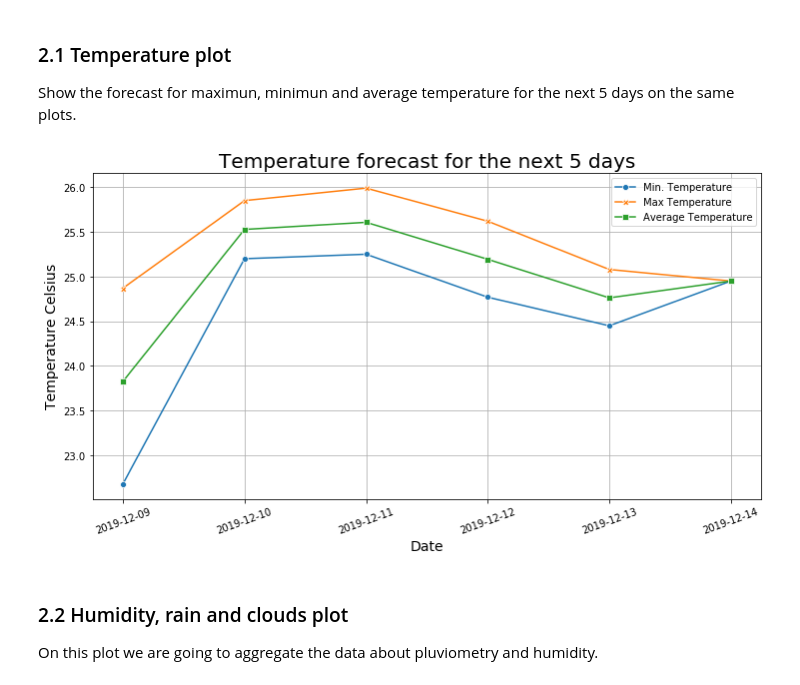
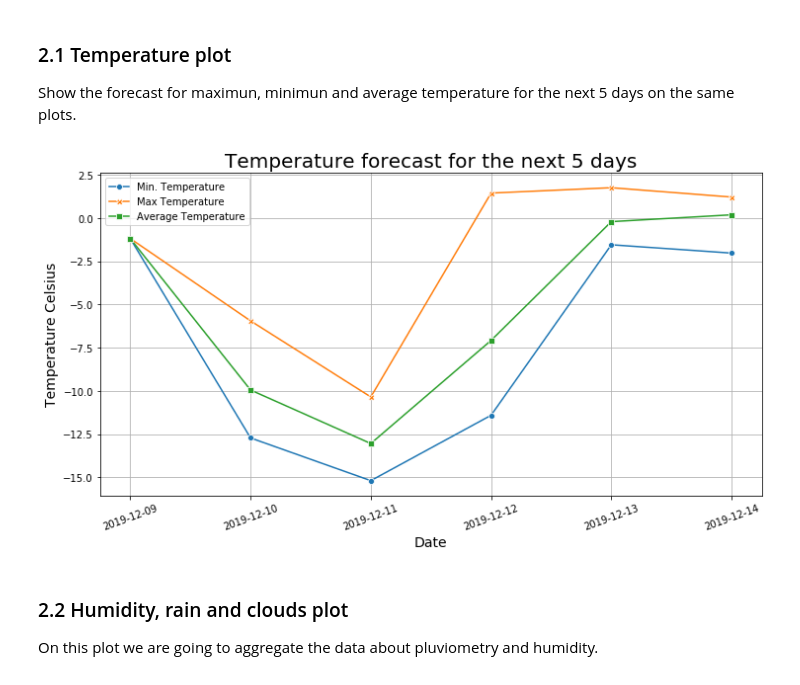
Before and after one commit to GabrielSGoncalves/papermill_medium, a Jupyter notebook: weather_forecast_using_pyowm.ipynb, the cells around one changed output. Cells and saved outputs as stored; diff of their text form; code cells hidden in the pictures.

```diff
--- a/weather_forecast_using_pyowm.ipynb
+++ b/weather_forecast_using_pyowm.ipynb
@@ -24,8 +24,8 @@ This first part of the workflow we define the API key to access OpenWeather serv
 owm = pyowm.OWM('3fb62110b42fec1124c89b9931aed05b')
 # %%
 # Define the default parameters
-city = 'Miami,US'
-#city = 'Rio de Janeiro,BR'
+#city = 'Sao Paulo,BR'
+city = 'Madison,US'
 # %% [markdown]
 ### 1.2 Fetching weather information for the defined city
 On this part we are going to use PyOWM to fetch data about the city and organized it first on a dictionary, them on a Pandas DataFrame.
@@ -174,21 +174,22 @@ Show the forecast for maximun, minimun and average temperature for the next 5 da
 # %%
 fig = plt.figure()
 sns_plot = sns.lineplot(data=df_temp, style="event",markers=True, dashes=False)
 sns_plot.set_title(f'Temperature forecast for the next 5 days', fontsize=20)
 sns_plot.set_xlabel('Date', fontsize=14)
 sns_plot.set_ylabel('Temperature Celsius', fontsize=14)
 sns_plot.set_xticklabels(df_temp.index, rotation=20)
 sns_plot.grid(True)
 
 sns_plot.legend(labels=['Min. Temperature', 'Max Temperature', 'Average Temperature'])
 fig.set_size_inches(12, 6)
 
-sns_plot.figure.savefig(f'{city}_temperature.png',
-                  dpi=600, facecolor='w',
+temperature_plot = f"{city.split(',')[0].replace(' ','_')}_temperature.png"
+sns_plot.figure.savefig(temperature_plot,
+                  dpi=300, facecolor='w',
                   orientation='portrait',
                   bbox_inches='tight')
 # %% [output]
-[figure, old version]
+[figure, new version]
 # %% [markdown]
 ### 2.2 Humidity, rain and clouds plot
 On this plot we are going to aggregate the data about pluviometry and humidity.
```
Also changed, not shown: parts of 21 cells of this notebook.
